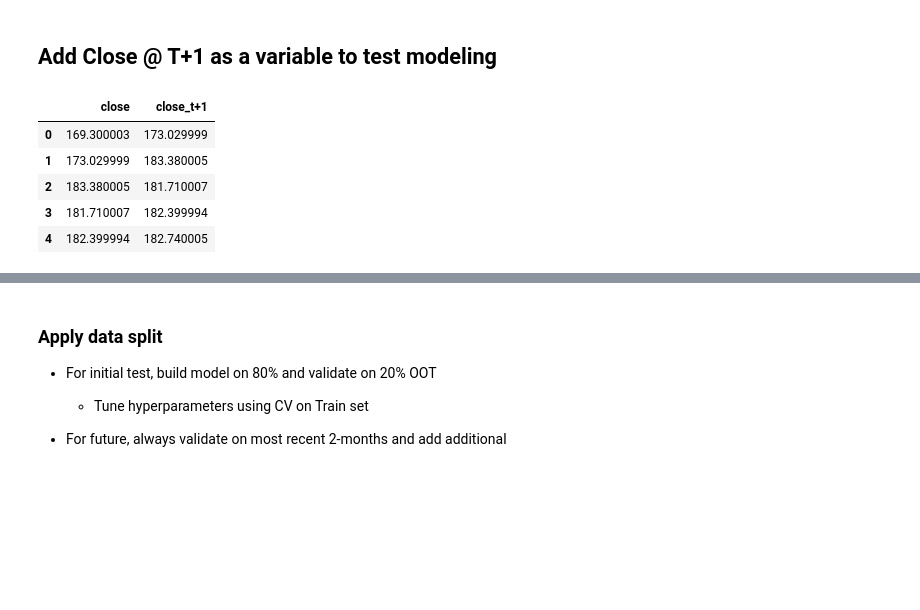
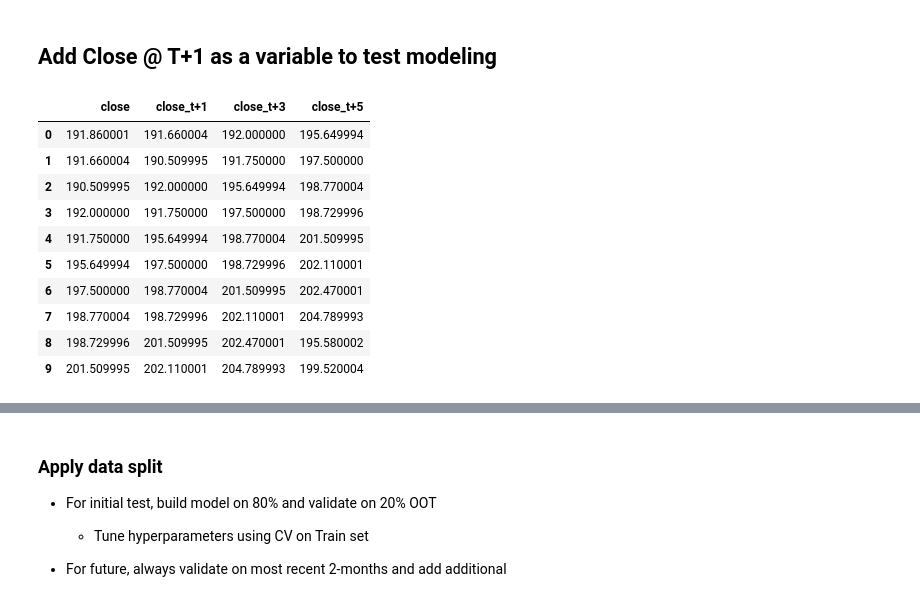
Before and after one commit to asacco-97/multimodal-stock-ranking, a Jupyter notebook: notebooks/gbm.ipynb, the cells around one changed output, grey strips where cells are left out. Drawn from its saved outputs; the diff is of its cells as text; code cells hidden in the pictures; blank space fills up the shorter version.

```diff
--- a/notebooks/gbm.ipynb
+++ b/notebooks/gbm.ipynb
@@ -19,3 +24,5 @@ df = pd.read_parquet("../data/processed/daily_with_finbert_and_indicators.parque
+# %%
+df = df.query(f"ticker == '{TICKER}'").reset_index(drop=True)
 # %%
 df.shape
 # %% [output]
@@ -43,13 +50,19 @@ df.tail()
 # %% [markdown]
 ## Add Close @ T+1 as a variable to test modeling
 # %%
-df["close_t+1"] = df["close"].shift(-1)
+for lag in range(1, 6):
+    df[f"close_t+{lag}"] = df["close"].shift(-lag)
 # %%
-df[["close", "close_t+1"]].head()
+df[["close", "close_t+1", "close_t+3", "close_t+5"]].head(10)
 # %% [output]
-|  | close | close_t+1 |
-| 0 | 169.300003 | 173.029999 |
-| 1 | 173.029999 | 183.380005 |
-| 2 | 183.380005 | 181.710007 |
-| 3 | 181.710007 | 182.399994 |
-| 4 | 182.399994 | 182.740005 |
+|  | close | close_t+1 | close_t+3 | close_t+5 |
+| 0 | 191.860001 | 191.660004 | 192.000000 | 195.649994 |
+| 1 | 191.660004 | 190.509995 | 191.750000 | 197.500000 |
+| 2 | 190.509995 | 192.000000 | 195.649994 | 198.770004 |
+| 3 | 192.000000 | 191.750000 | 197.500000 | 198.729996 |
+| 4 | 191.750000 | 195.649994 | 198.770004 | 201.509995 |
+| 5 | 195.649994 | 197.500000 | 198.729996 | 202.110001 |
+| 6 | 197.500000 | 198.770004 | 201.509995 | 202.470001 |
+| 7 | 198.770004 | 198.729996 | 202.110001 | 204.789993 |
+| 8 | 198.729996 | 201.509995 | 202.470001 | 195.580002 |
+| 9 | 201.509995 | 202.110001 | 204.789993 | 199.520004 |
```
Also changed, not shown: parts of 17 cells of this notebook.
